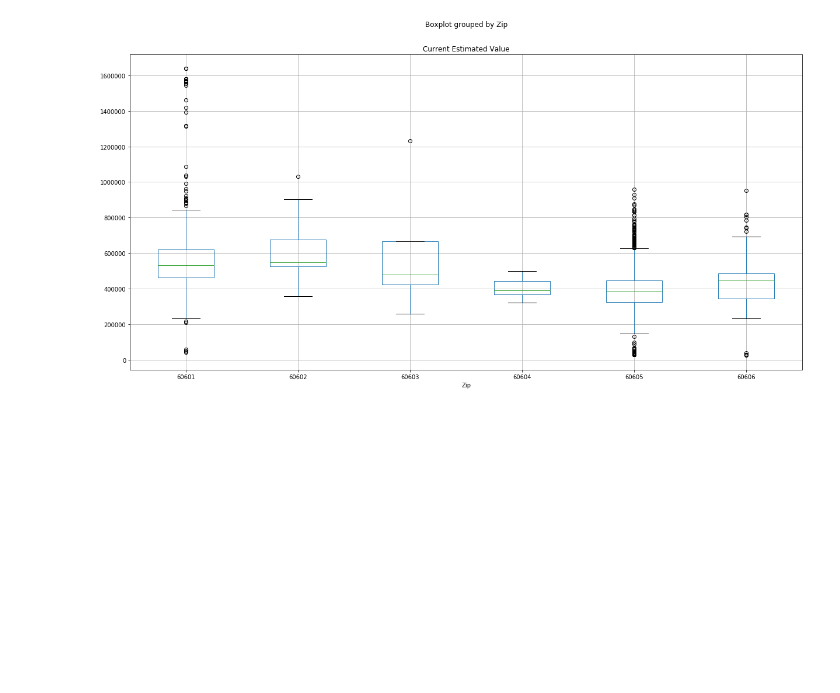
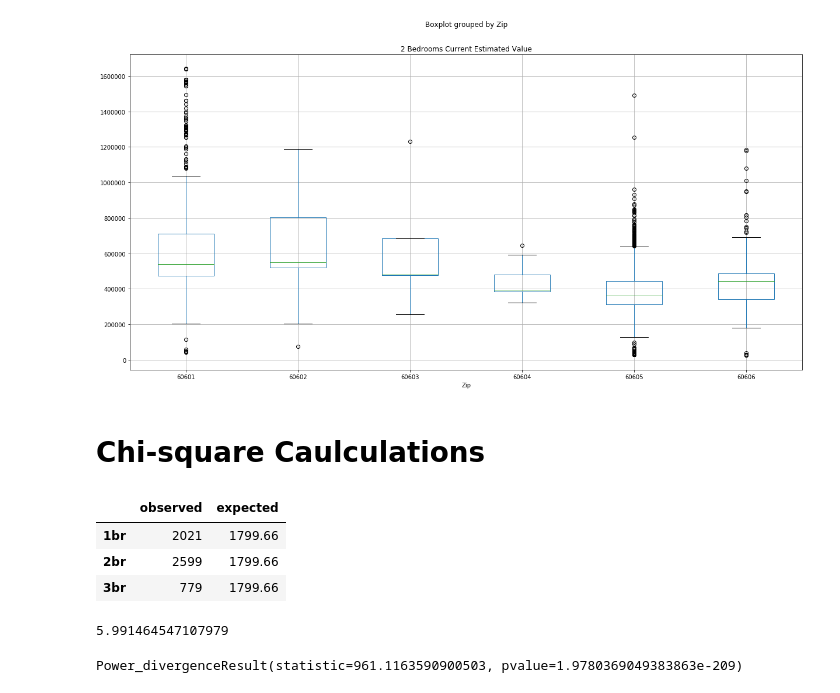
Before and after one commit to FeLowe/NW-Bootcamp-Projects, a Jupyter notebook: analysis.ipynb, the cells around one changed output. Saved outputs shown, nothing was run; the diff lists cells and outputs as text; code cells hidden in the pictures; blank space fills up the shorter version.

```diff
--- a/analysis.ipynb
+++ b/analysis.ipynb
@@ -112,7 +142,40 @@ plt.savefig("Images/scatter.png")
 # %%
 # only focus on 2bed/2bath to see the variance of amount by zip
-Boxplot = condo_df.loc[condo_df['Bedrooms']==2].loc[condo_df['Bathrooms']==2]
+Boxplot = bedrooms_combined_df.loc[bedrooms_combined_df['Bedrooms']==2]
 Boxplot.boxplot('Current Estimated Value',by="Zip",figsize=(20, 10))
+plt.title('2 Bedrooms Current Estimated Value')
 plt.savefig("Images/boxplot.png")
 # %% [output]
-[figure, old version]
+[figure, new version]
+# %% [markdown]
+# Chi-square Caulculations
+# %%
+
+one_br = bedrooms_combined_df.loc[bedrooms_combined_df['Bedrooms']==1]
+one_br_count = len(one_br)
+
+two_br = bedrooms_combined_df.loc[bedrooms_combined_df['Bedrooms']==2]
+two_br_count = len(two_br)
+
+three_br = bedrooms_combined_df.loc[bedrooms_combined_df['Bedrooms']==3]
+three_br_count = len(three_br)
+
+# Observed data in a (hypothetical) number of 5399 properties
+observed = pd.Series([one_br_count, two_br_count, three_br_count], index=["1br", "2br", "3br"])
+
+# Create a data frame
+df = pd.DataFrame([observed]).T
+
+# Add a column whose default values are the expected values
+df[1] = 1799.66
+
+# Rename the columns
+df.columns = ["observed", "expected"]
+
+# View the data frame
+df
+# %% [output]
+|  | observed | expected |
+| 1br | 2021 | 1799.66 |
+| 2br | 2599 | 1799.66 |
+| 3br | 779 | 1799.66 |
@@ -118,0 +186,10 @@ plt.savefig("Images/boxplot.png")
+# %%
+# The critical value
+critical_value
+# %% [output]
+5.991464547107979
+# %%
+# Run the chi square test with stats.chisquare()
+stats.chisquare(df['observed'], df['expected'])
+# %% [output]
+Power_divergenceResult(statistic=961.1163590900503, pvalue=1.9780369049383863e-209)
```
Also changed, not shown: parts of 18 cells of this notebook, 6 other files.
